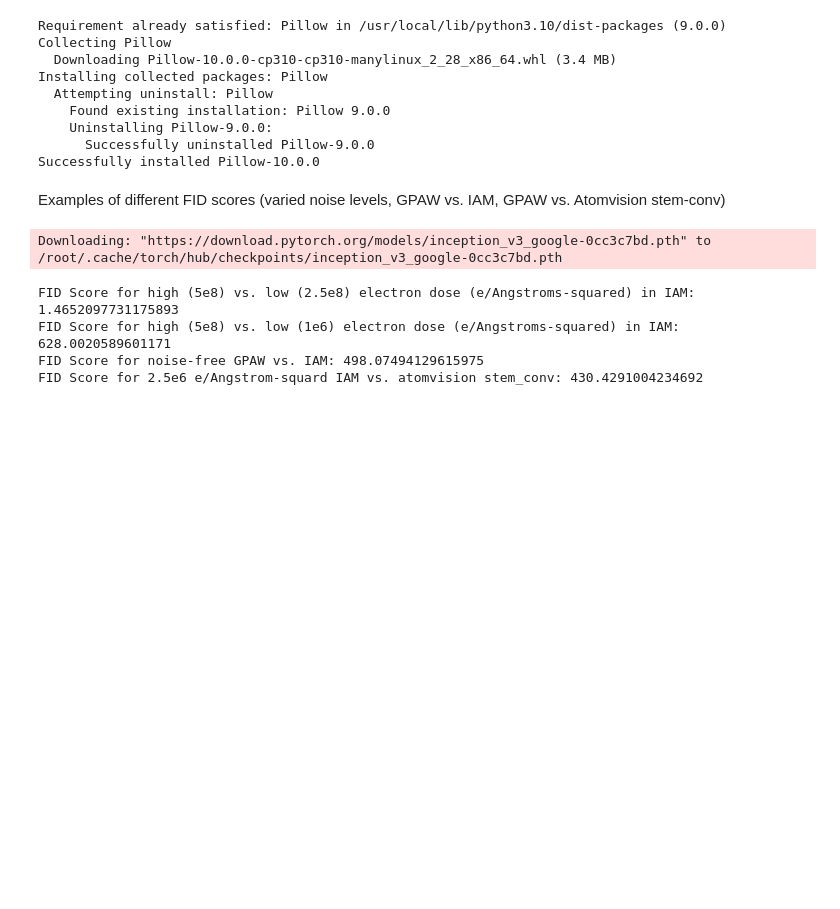
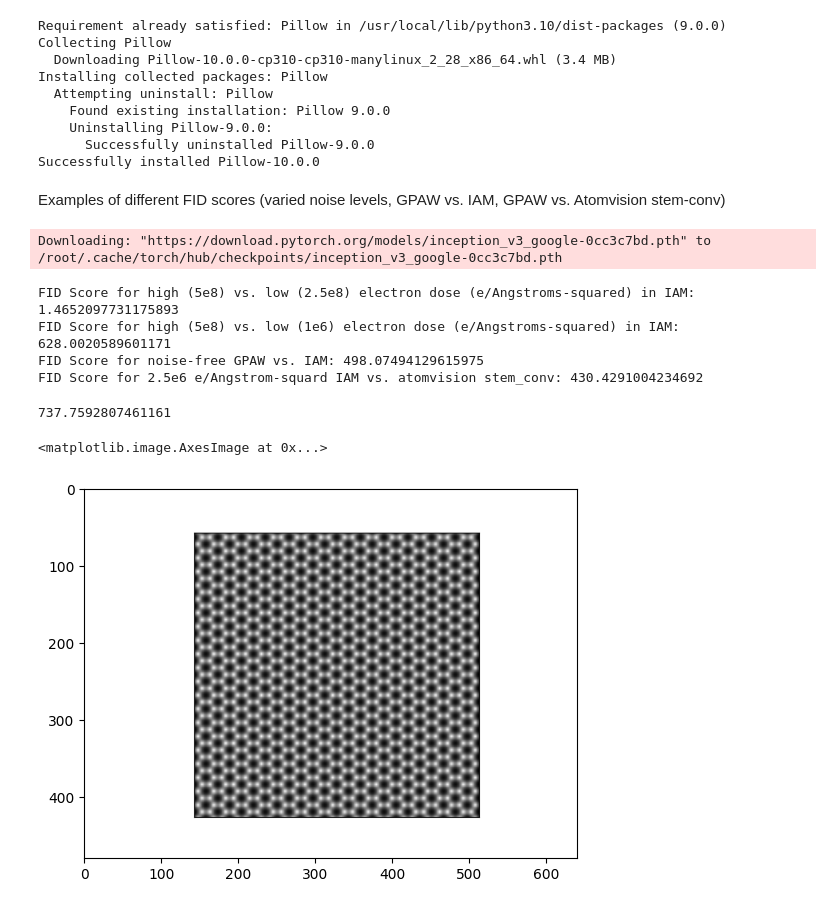
Before and after one commit to JARVIS-Materials-Design/jarvis-tools-notebooks, a Jupyter notebook: jarvis-tools-notebooks/Comparing_AtomVisionSTEM_to_MultisliceSTEM.ipynb, the cells around one changed output. Saved outputs shown, nothing was run; the diff lists cells and outputs as text; code cells hidden in the pictures; blank space fills up the shorter version.

```diff
--- a/jarvis-tools-notebooks/Comparing_AtomVisionSTEM_to_MultisliceSTEM.ipynb
+++ b/jarvis-tools-notebooks/Comparing_AtomVisionSTEM_to_MultisliceSTEM.ipynb
@@ -373,3 +373,19 @@ FID Score for high (5e8) vs. low (2.5e8) electron dose (e/Angstroms-squared) in
 FID Score for high (5e8) vs. low (1e6) electron dose (e/Angstroms-squared) in IAM: 628.0020589601171
 FID Score for noise-free GPAW vs. IAM: 498.07494129615975
 FID Score for 2.5e6 e/Angstrom-squard IAM vs. atomvision stem_conv: 430.4291004234692
+# %%
+
+image_path_1 = os.path.join(image_dir, "Graphene_STEM.png")
+image_path_2 = os.path.join(image_dir, "IAM_graphene.png")
+image_1 = Image.open(image_path_1).convert("RGB")
+image_1 = transform(image_1).unsqueeze(0).to('cuda')
+image_2 = Image.open(image_path_2).convert("RGB")
+image_2 = transform(image_2).unsqueeze(0).to('cuda')
+calculate_fid_score(image_1, image_2)
+# %% [output]
+737.7592807461161
+# %%
+plt.imshow(plt.imread("Graphene_STEM.png"))
+# %% [output]
+<matplotlib.image.AxesImage at 0x...>
+[figure, added]
```
Also changed, not shown: parts of 1 cell of this notebook.
